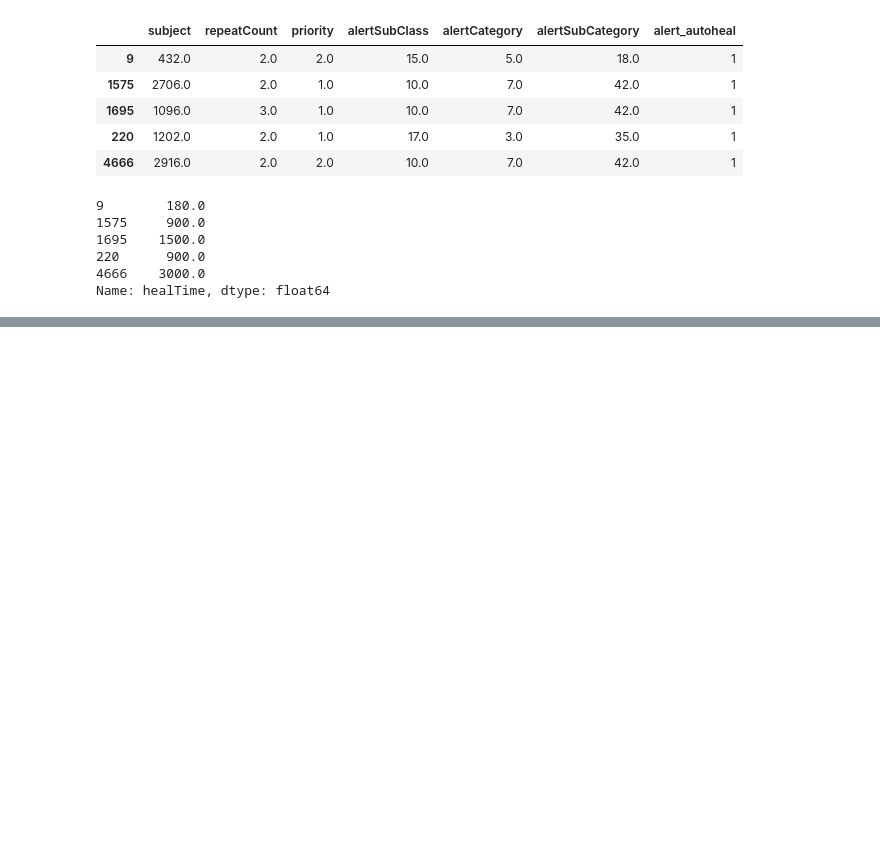
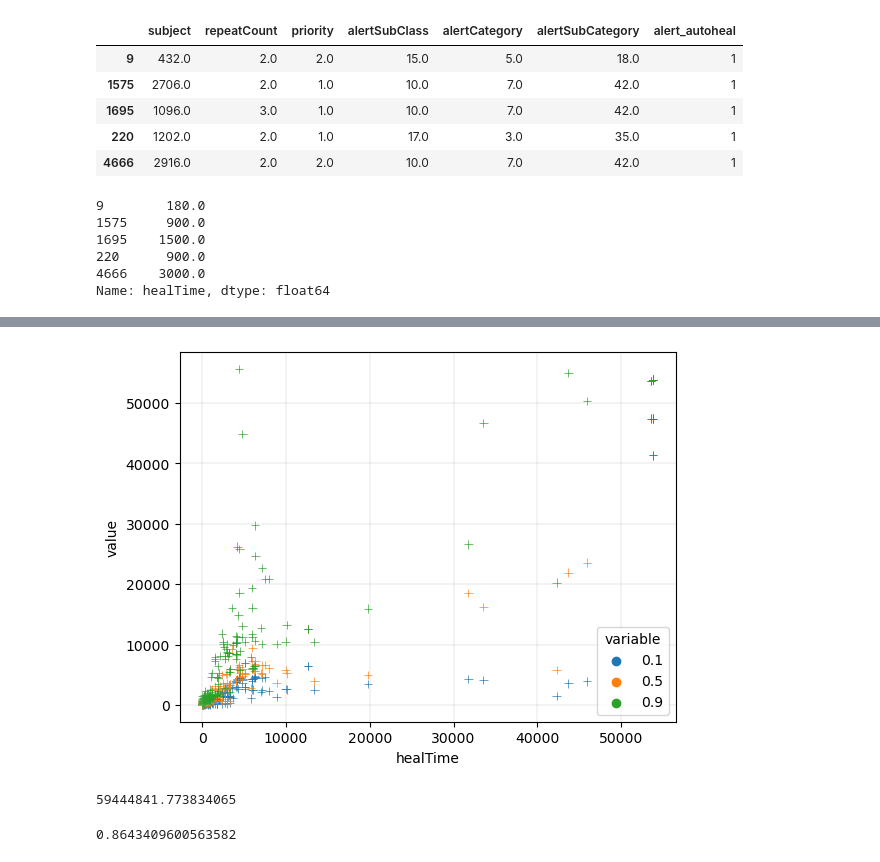
Before and after one commit to sangramdhurve/Device-Heal-Time-Project, a Jupyter notebook: HealTime.ipynb, the cells around one changed output, grey strips where cells are left out. Cells and saved outputs as stored; diff of their text form; code cells hidden in the pictures; blank space fills up the shorter version.

```diff
--- a/HealTime.ipynb
+++ b/HealTime.ipynb
@@ -1017,0 +1128,10 @@ d
+# %%
+acc=[]
+regressor = {}
+for tau in [0.1, 0.5, 0.9]:
+    reg = LGBMRegressor(objective='quantile', alpha=tau)
+    reg.fit(X_train_f, y_train_f)
+    pred = reg.predict(X_test_f)
+    acc.append(reg.score(X_test_f, y_test_f))
+    preds = pd.DataFrame(pred, columns = [str(tau)])
+    regressor[str(tau)] = {'reg': reg, 'predictions': preds, 'Accuracy':acc}
@@ -1017,0 +1170,5 @@ d
+# %%
+data = pd.DataFrame({'0.1': regressor['0.1']['predictions']['0.1'],
+              '0.5': regressor['0.5']['predictions']['0.5'],
+              '0.9': regressor['0.9']['predictions']['0.9'],
+              'healTime': y_test_f.reset_index()['healTime']})
@@ -1017,0 +1191,3 @@ d
+# %%
+melted_data = pd.melt(data, id_vars=['healTime'])
+melted_data
@@ -1017,0 +1208,21 @@ d
+# %%
+plt.rcParams.update({'font.size': 10, 'figure.dpi':100})
+sns.scatterplot(data=melted_data,
+                x='healTime',
+                y='value',
+                hue='variable',
+                hue_order=['0.1', '0.5', '0.9'],
+                marker='+')
+plt.grid(linestyle='-', linewidth=0.2)
+# %% [output]
+[figure, added]
+# %%
+from sklearn.metrics import mean_squared_error, r2_score
+
+mean_squared_error(y_test_f, data['0.9'])
+# %% [output]
+59444841.773834065
+# %%
+r2_score(y_test_f, data['0.5'])
+# %% [output]
+0.8643409600563582
```
Also changed, not shown: parts of 86 cells of this notebook.
